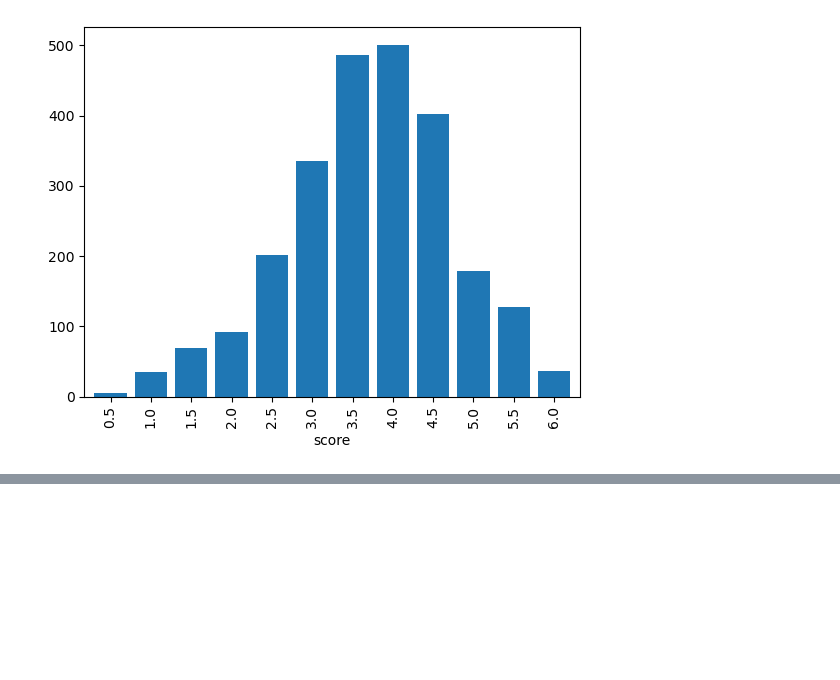
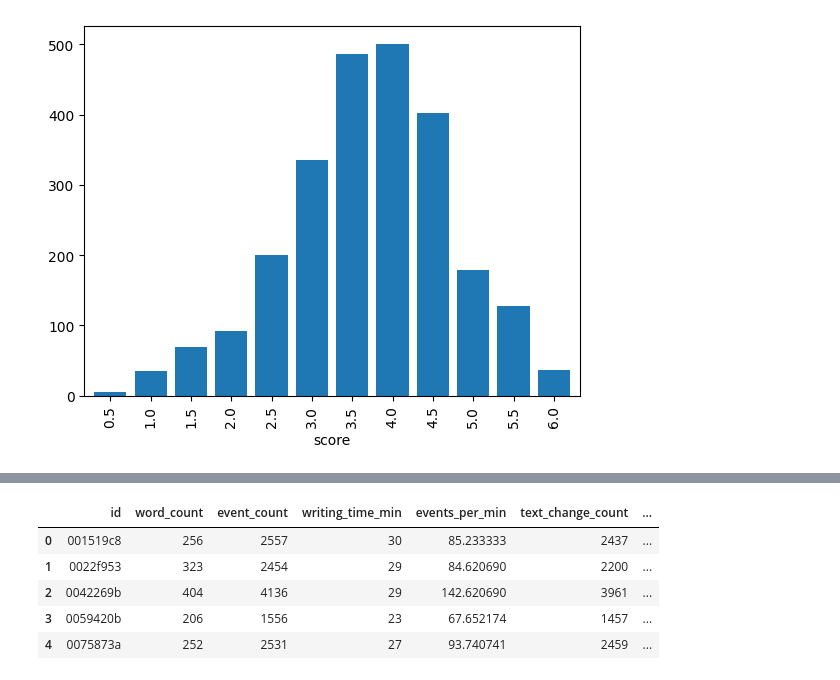
Before and after one commit to arammul/ML_project_2023_T22, a Jupyter notebook: Anastasija/Data Exploration.ipynb, the cells around one changed output, grey strips where cells are left out. Cells and saved outputs as stored; diff of their text form; code cells hidden in the pictures; blank space fills up the shorter version.

```diff
--- a/Anastasija/Data Exploration.ipynb
+++ b/Anastasija/Data Exploration.ipynb
@@ -135,0 +174,12 @@ df_labels.groupby('score')['id'].count().plot.bar(width =0.8)
+# %%
+# Calculating Average action time
+df['total_writing_time'] = df['end_time'] - df['start_time']
+df['Avg_time_between_events'] = df['total_writing_time'] / df['event_count']
+df.head()
+# %% [output]
+|  | id | word_count | event_count | writing_time_min | events_per_min | text_change_count | ... |
+| 0 | 001519c8 | 256 | 2557 | 30 | 85.233333 | 2437 | ... |
+| 1 | 0022f953 | 323 | 2454 | 29 | 84.620690 | 2200 | ... |
+| 2 | 0042269b | 404 | 4136 | 29 | 142.620690 | 3961 | ... |
+| 3 | 0059420b | 206 | 1556 | 23 | 67.652174 | 1457 | ... |
+| 4 | 0075873a | 252 | 2531 | 27 | 93.740741 | 2459 | ... |
```
Also changed, not shown: parts of 5 cells of this notebook.
